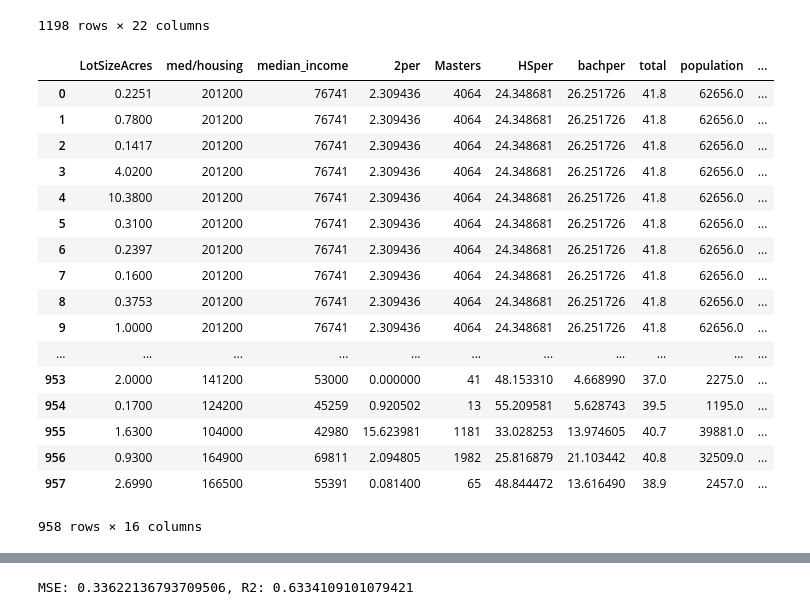
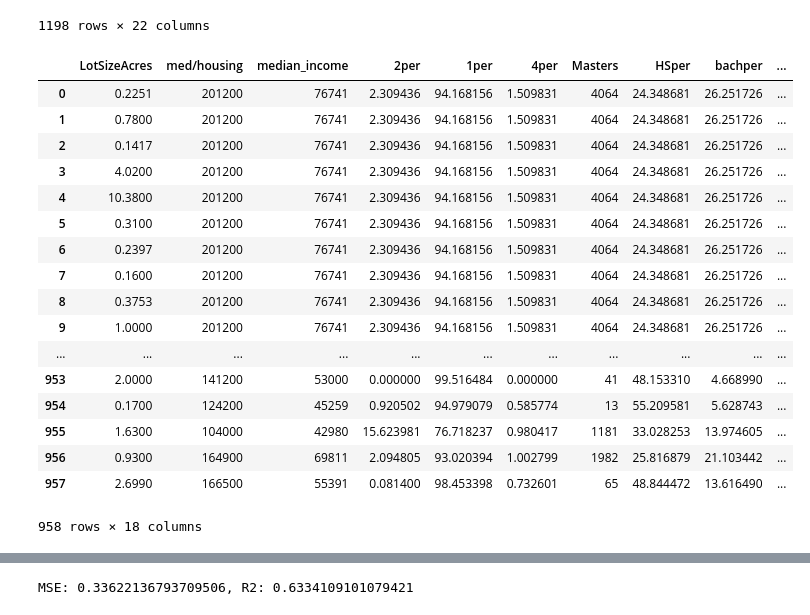
Before and after one commit to YKhmelnitskiy/Project-Real-Estate-Manager, a Jupyter notebook: RE.ipynb, the cells around one changed output, grey strips where cells are left out. Saved outputs shown, nothing was run; the diff lists cells and outputs as text; code cells hidden in the pictures.

```diff
--- a/RE.ipynb
+++ b/RE.ipynb
@@ -115,27 +115,27 @@ desc_df11=desc_df10.merge(merge3, how='inner', on='address/postal1')
 # %%
 desc_df12=desc_df11.loc[desc_df11["population"] > 1, :]
 # %%
-ML_df=desc_df12.loc[:, ["LotSizeAcres", "med/housing", "median_income", "2per", "Masters", "HSper", "bachper", "total", "population", "perc_fs", "location/distance", "summary/yearbuilt", "building/rooms/bathstotal", "building/rooms/beds", "sale/amount/saleamt"]]
+ML_df=desc_df12.loc[:, ["LotSizeAcres", "med/housing", "median_income", "2per", "1per", "4per", "Masters", "HSper", "bachper", "total", "population", "perc_fs", "location/distance", "summary/yearbuilt", "building/rooms/bathstotal", "building/rooms/beds", "sale/amount/saleamt"]]
 ML_df.to_csv('ML.csv')
 ML_df['difference_house']=ML_df['sale/amount/saleamt']-ML_df['med/housing']
 ML_df
 # %% [output]
-|  | LotSizeAcres | med/housing | median_income | 2per | Masters | HSper | bachper | total | population | ... |
-| 0 | 0.2251 | 201200 | 76741 | 2.309436 | 4064 | 24.348681 | 26.251726 | 41.8 | 62656.0 | ... |
-| 1 | 0.7800 | 201200 | 76741 | 2.309436 | 4064 | 24.348681 | 26.251726 | 41.8 | 62656.0 | ... |
-| 2 | 0.1417 | 201200 | 76741 | 2.309436 | 4064 | 24.348681 | 26.251726 | 41.8 | 62656.0 | ... |
-| 3 | 4.0200 | 201200 | 76741 | 2.309436 | 4064 | 24.348681 | 26.251726 | 41.8 | 62656.0 | ... |
-| 4 | 10.3800 | 201200 | 76741 | 2.309436 | 4064 | 24.348681 | 26.251726 | 41.8 | 62656.0 | ... |
-| 5 | 0.3100 | 201200 | 76741 | 2.309436 | 4064 | 24.348681 | 26.251726 | 41.8 | 62656.0 | ... |
-| 6 | 0.2397 | 201200 | 76741 | 2.309436 | 4064 | 24.348681 | 26.251726 | 41.8 | 62656.0 | ... |
-| 7 | 0.1600 | 201200 | 76741 | 2.309436 | 4064 | 24.348681 | 26.251726 | 41.8 | 62656.0 | ... |
-| 8 | 0.3753 | 201200 | 76741 | 2.309436 | 4064 | 24.348681 | 26.251726 | 41.8 | 62656.0 | ... |
-| 9 | 1.0000 | 201200 | 76741 | 2.309436 | 4064 | 24.348681 | 26.251726 | 41.8 | 62656.0 | ... |
+|  | LotSizeAcres | med/housing | median_income | 2per | 1per | 4per | Masters | HSper | bachper | ... |
+| 0 | 0.2251 | 201200 | 76741 | 2.309436 | 94.168156 | 1.509831 | 4064 | 24.348681 | 26.251726 | ... |
+| 1 | 0.7800 | 201200 | 76741 | 2.309436 | 94.168156 | 1.509831 | 4064 | 24.348681 | 26.251726 | ... |
+| 2 | 0.1417 | 201200 | 76741 | 2.309436 | 94.168156 | 1.509831 | 4064 | 24.348681 | 26.251726 | ... |
+| 3 | 4.0200 | 201200 | 76741 | 2.309436 | 94.168156 | 1.509831 | 4064 | 24.348681 | 26.251726 | ... |
+| 4 | 10.3800 | 201200 | 76741 | 2.309436 | 94.168156 | 1.509831 | 4064 | 24.348681 | 26.251726 | ... |
+| 5 | 0.3100 | 201200 | 76741 | 2.309436 | 94.168156 | 1.509831 | 4064 | 24.348681 | 26.251726 | ... |
+| 6 | 0.2397 | 201200 | 76741 | 2.309436 | 94.168156 | 1.509831 | 4064 | 24.348681 | 26.251726 | ... |
+| 7 | 0.1600 | 201200 | 76741 | 2.309436 | 94.168156 | 1.509831 | 4064 | 24.348681 | 26.251726 | ... |
+| 8 | 0.3753 | 201200 | 76741 | 2.309436 | 94.168156 | 1.509831 | 4064 | 24.348681 | 26.251726 | ... |
+| 9 | 1.0000 | 201200 | 76741 | 2.309436 | 94.168156 | 1.509831 | 4064 | 24.348681 | 26.251726 | ... |
 | ... | ... | ... | ... | ... | ... | ... | ... | ... | ... | ... |
-| 953 | 2.0000 | 141200 | 53000 | 0.000000 | 41 | 48.153310 | 4.668990 | 37.0 | 2275.0 | ... |
-| 954 | 0.1700 | 124200 | 45259 | 0.920502 | 13 | 55.209581 | 5.628743 | 39.5 | 1195.0 | ... |
-| 955 | 1.6300 | 104000 | 42980 | 15.623981 | 1181 | 33.028253 | 13.974605 | 40.7 | 39881.0 | ... |
-| 956 | 0.9300 | 164900 | 69811 | 2.094805 | 1982 | 25.816879 | 21.103442 | 40.8 | 32509.0 | ... |
-| 957 | 2.6990 | 166500 | 55391 | 0.081400 | 65 | 48.844472 | 13.616490 | 38.9 | 2457.0 | ... |
+| 953 | 2.0000 | 141200 | 53000 | 0.000000 | 99.516484 | 0.000000 | 41 | 48.153310 | 4.668990 | ... |
+| 954 | 0.1700 | 124200 | 45259 | 0.920502 | 94.979079 | 0.585774 | 13 | 55.209581 | 5.628743 | ... |
+| 955 | 1.6300 | 104000 | 42980 | 15.623981 | 76.718237 | 0.980417 | 1181 | 33.028253 | 13.974605 | ... |
+| 956 | 0.9300 | 164900 | 69811 | 2.094805 | 93.020394 | 1.002799 | 1982 | 25.816879 | 21.103442 | ... |
+| 957 | 2.6990 | 166500 | 55391 | 0.081400 | 98.453398 | 0.732601 | 65 | 48.844472 | 13.616490 | ... |
-958 rows × 16 columns
+958 rows × 18 columns
 # %%
```
Also changed, not shown: parts of 4 cells of this notebook, 1 other file.
